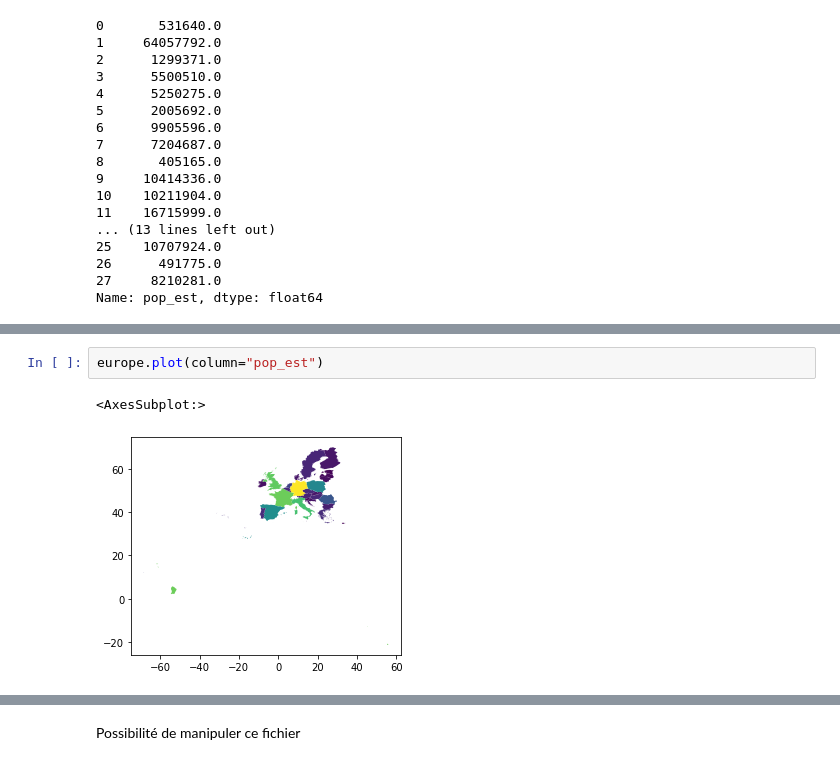
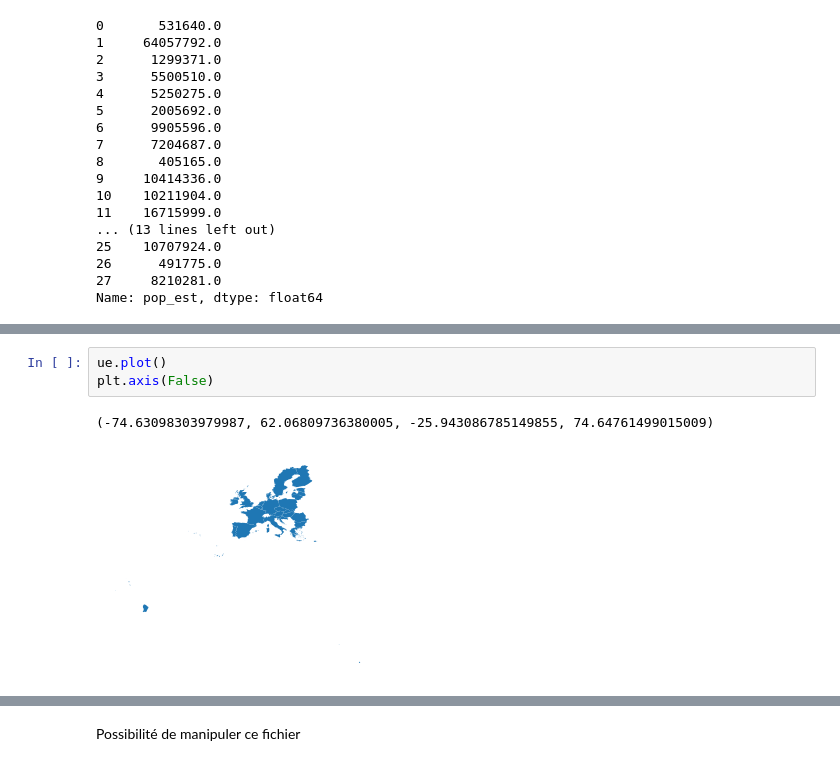
Before and after one commit to pyshs/Formation-UNIL-2021-printemps, a Jupyter notebook: Séance 6 - Données géographiques avec Pandas.ipynb, the cells around one changed output, grey strips where cells are left out. Saved outputs shown, nothing was run; the diff lists cells and outputs as text.

```diff
--- a/Séance 6 - Données géographiques avec Pandas.ipynb
+++ b/Séance 6 - Données géographiques avec Pandas.ipynb
@@ -203,5 +196,6 @@ europe.plot()
-# %%
-europe.plot(column="pop_est")
-# %% [output]
-<AxesSubplot:>
-[figure, removed]
+# %%
+ue.plot()
+plt.axis(False)
+# %% [output]
+(-74.63098303979987, 62.06809736380005, -25.943086785149855, 74.64761499015009)
+[figure, added]
```
Also changed, not shown: parts of 3 cells of this notebook.
